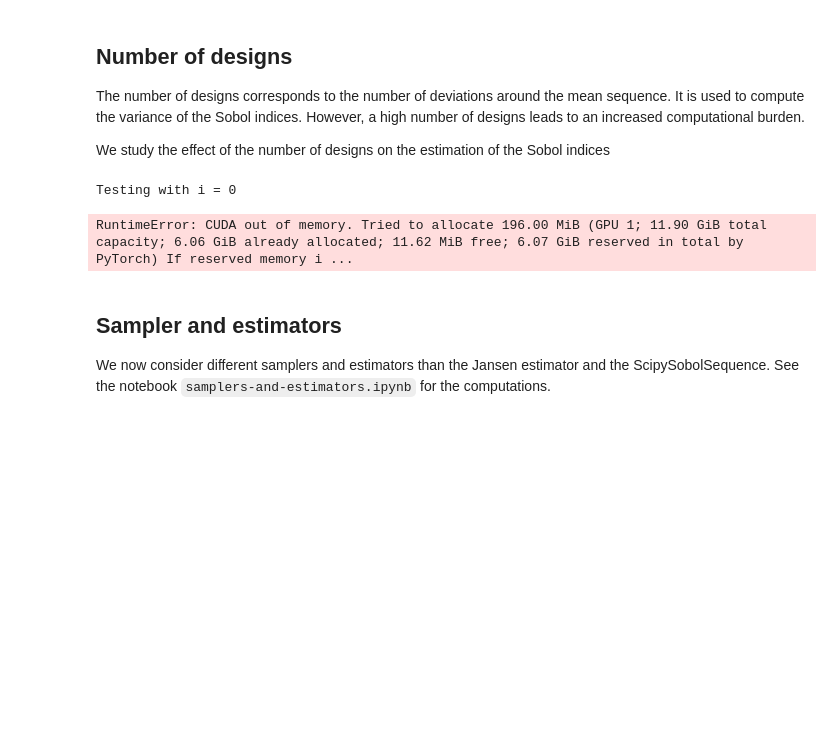
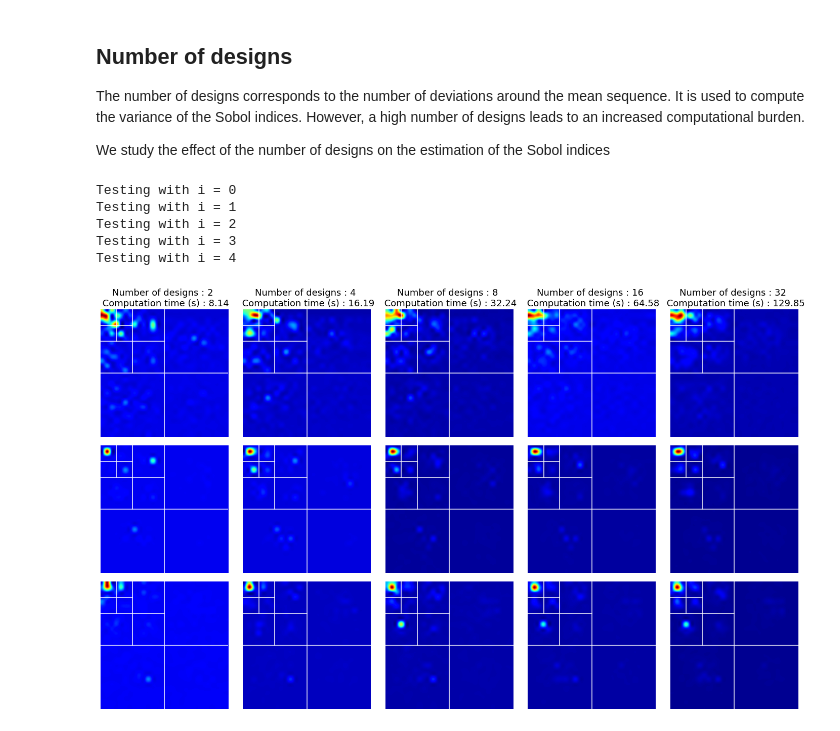
Before and after one commit to gabrielkasmi/spectral-attribution, a Jupyter notebook: notebooks/appendices.ipynb, the cells around one changed output. Drawn from its saved outputs; the diff is of its cells as text; code cells hidden in the pictures; blank space fills up the shorter version.

Commit message:
example notebook done

```diff
--- a/notebooks/appendices.ipynb
+++ b/notebooks/appendices.ipynb
@@ -26,7 +30,7 @@ We study the effect of the number of designs on the estimation of the Sobol indi
 # %%
 # Set up
 
-device = 'cuda:1'
+device = 'cuda:2'
 model = resnet50(pretrained = True).to(device)
 
 classes = {
@@ -59,7 +63,7 @@ preprocessing = torchvision.transforms.Compose([
 
 x = torch.stack(
     [preprocessing(img) for img in images]
-).to(device)
+)
 
 y = np.array([classes[img_name] for img_name in image_names])
 
@@ -80,34 +84,46 @@ for i in range(5):
     times.append(stop - start)
 # %% [output]
 Testing with i = 0
+Testing with i = 1
+Testing with i = 2
+Testing with i = 3
+Testing with i = 4
-RuntimeError: CUDA out of memory. Tried to allocate 196.00 MiB (GPU 1; 11.90 GiB total capacity; 6.06 GiB already allocated; 11.62 MiB free; 6.07 GiB reserved in total by PyTorch) If reserved memory i ...
 # %%
 # plots
+plt.rcParams.update({'font.size': 15})
+
 
 size = 224 # input size
 levels = 3 # number of levels in the wavelet decomposition
 
-n_rows, n_cols = len(images), len(variants)
+indices = [3,4,7]
 
-fig, ax = plt.subplots(n_rows, n_cols, figsize = (4 * n_rows, 4 * n_cols))
+n_rows = len(indices)
+n_cols = len(variants)
+
+fig, ax = plt.subplots(n_rows, n_cols, figsize = (4 * n_cols, 4 * n_rows))
 
 for j in range(n_cols):
 
-    variant = variants[i] # retrieve the list of wcams
+    variant = variants[j] # retrieve the list of wcams
 
-    for k in range(n_rows):
+    for k, index in enumerate(indices) : # only plot some samples
 
-        ax[k,j].set_title('Nb design : {}'.format(2 ** (j+1)))
-        ax[k,j].imshow(variant[k])
+        nb_design = 2 ** (j+1)
+
+        title = 'Number of designs : {} \n Computation time (s) : {:0.2f}'.format(nb_design, times[j] / 10)
+
+        ax[0,j].set_title(title)
+        ax[k,j].imshow(variant[index], cmap = 'jet')
+        ax[k,j].axis('off')
+
         helpers.add_lines(size, levels, ax[k,j])
 
 fig.tight_layout()
-plt.axis('off')
 
 
 plt.savefig('../figs/nb_design.pdf')
+fig.tight_layout()
 plt.show()
+# %% [output]
+[figure, added]
-# %% [markdown]
-## Sampler and estimators
-
-We now consider different samplers and estimators than the Jansen estimator and the ScipySobolSequence. See the notebook `samplers-and-estimators.ipynb` for the computations.
```
Also changed, not shown: parts of 1 cell of this notebook, 8 other files.
